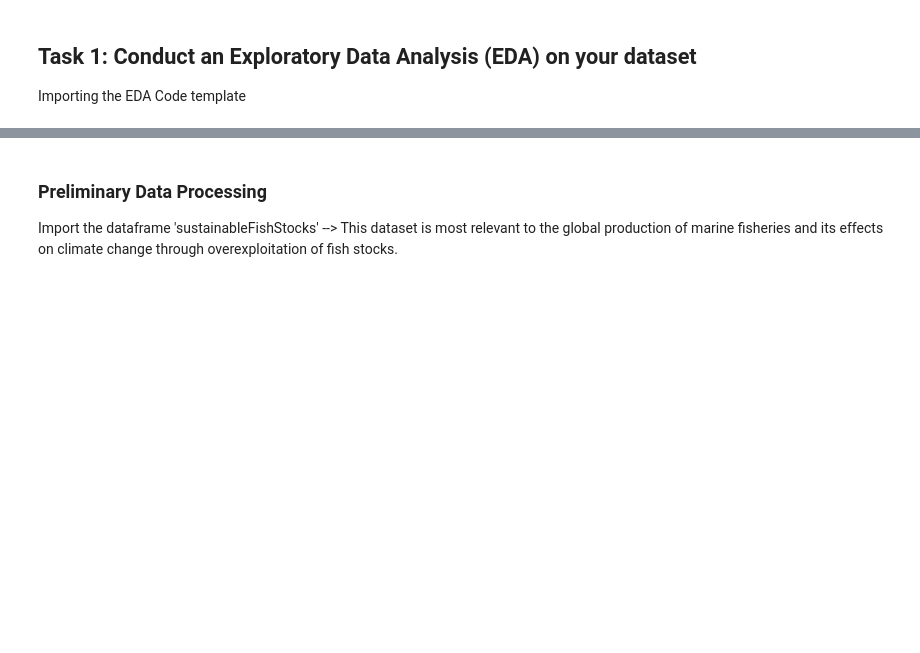
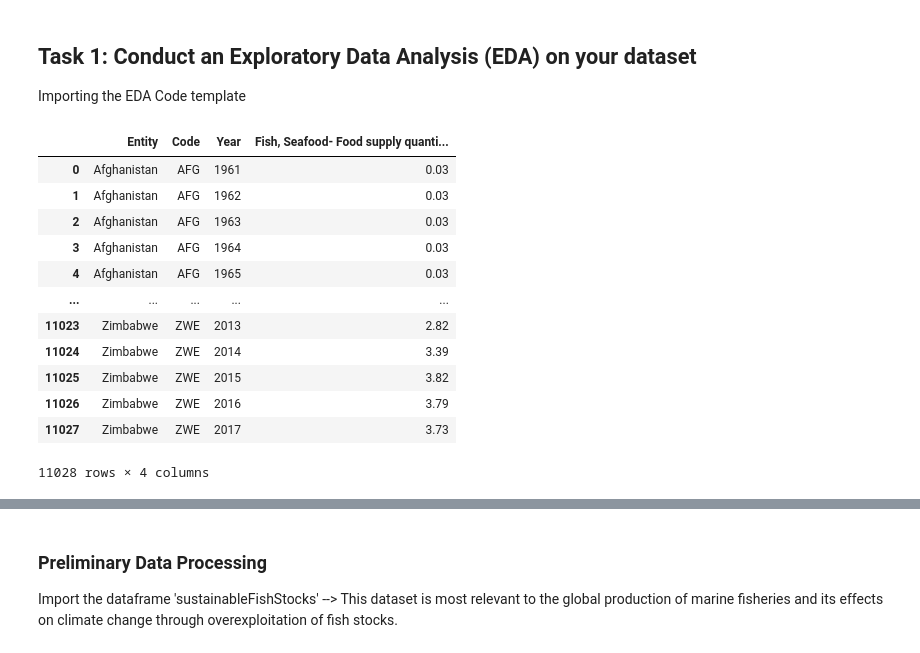
Before and after one commit to ubco-W2022T1-cosc301/project-group34, a Jupyter notebook: notebooks/livia.ipynb, the cells around one changed output, grey strips where cells are left out. Cells and saved outputs as stored; diff of their text form; code cells hidden in the pictures; blank space fills up the shorter version.

```diff
--- a/notebooks/livia.ipynb
+++ b/notebooks/livia.ipynb
@@ -30,3 +30,19 @@ import pandas as pd
 import matplotlib.pylab as plt
 import seaborn as sns
 import warnings
+# %%
+seafoodConsumptionpercapita
+# %% [output]
+|  | Entity | Code | Year | Fish, Seafood- Food supply quanti... |
+| 0 | Afghanistan | AFG | 1961 | 0.03 |
+| 1 | Afghanistan | AFG | 1962 | 0.03 |
+| 2 | Afghanistan | AFG | 1963 | 0.03 |
+| 3 | Afghanistan | AFG | 1964 | 0.03 |
+| 4 | Afghanistan | AFG | 1965 | 0.03 |
+| ... | ... | ... | ... | ... |
+| 11023 | Zimbabwe | ZWE | 2013 | 2.82 |
+| 11024 | Zimbabwe | ZWE | 2014 | 3.39 |
+| 11025 | Zimbabwe | ZWE | 2015 | 3.82 |
+| 11026 | Zimbabwe | ZWE | 2016 | 3.79 |
+| 11027 | Zimbabwe | ZWE | 2017 | 3.73 |
+11028 rows × 4 columns
```
Also changed, not shown: parts of 5 cells of this notebook, 2 other files.
